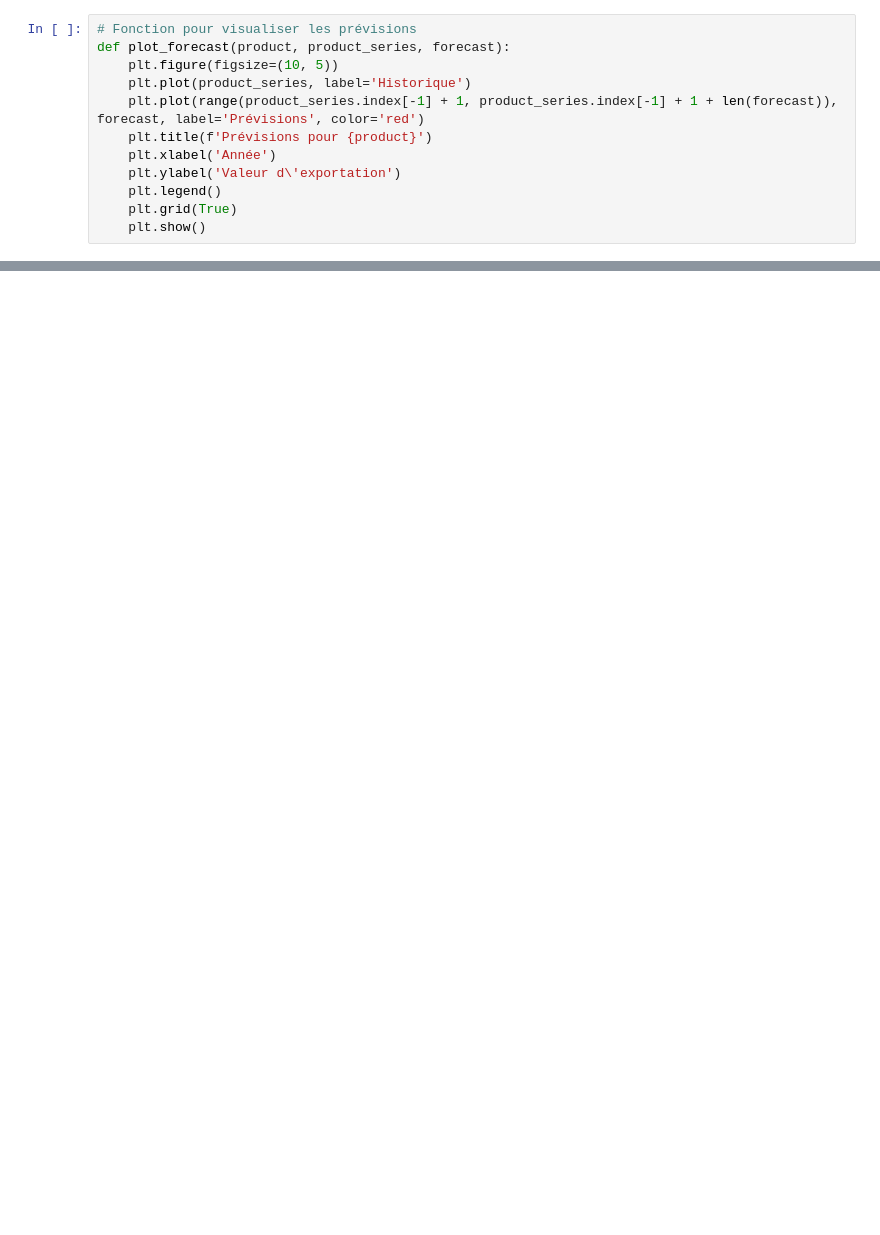
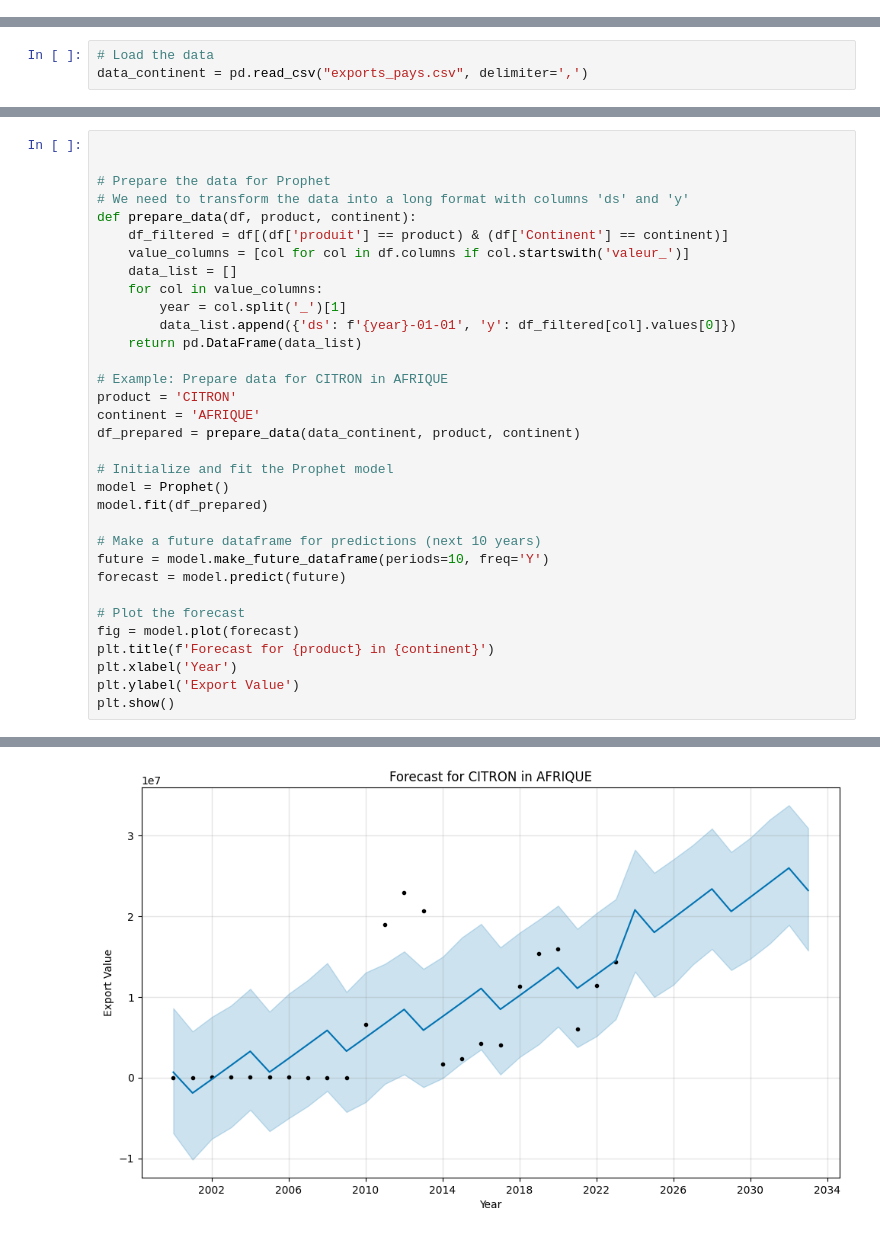
Before and after one commit to Ettalissimo/ExportForecasting, a Jupyter notebook: Modele.ipynb, the cells around one changed output, grey strips where cells are left out. Drawn from its saved outputs; the diff is of its cells as text; blank space fills up the shorter version.

Commit message:
add model

```diff
--- a/Modele.ipynb
+++ b/Modele.ipynb
@@ -27,12 +10,0 @@ def train_and_forecast(product_series, steps=5):
-# %%
-# Fonction pour visualiser les prévisions
-def plot_forecast(product, product_series, forecast):
-    plt.figure(figsize=(10, 5))
-    plt.plot(product_series, label='Historique')
-    plt.plot(range(product_series.index[-1] + 1, product_series.index[-1] + 1 + len(forecast)), forecast, label='Prévisions', color='red')
-    plt.title(f'Prévisions pour {product}')
-    plt.xlabel('Année')
-    plt.ylabel('Valeur d\'exportation')
-    plt.legend()
-    plt.grid(True)
-    plt.show()
@@ -147,3 +115,6 @@ Prophet MSE pour MELON: 1.321871725029678e+16
 [figure]
 ARIMA MSE pour TOMATE: 558402622353727.8
 Prophet MSE pour TOMATE: 823873880119498.2
+# %%
+# Load the data
+data_continent = pd.read_csv("exports_pays.csv", delimiter=',')
@@ -149,0 +123,34 @@ Prophet MSE pour TOMATE: 823873880119498.2
+# %%
+
+
+# Prepare the data for Prophet
+# We need to transform the data into a long format with columns 'ds' and 'y'
+def prepare_data(df, product, continent):
+    df_filtered = df[(df['produit'] == product) & (df['Continent'] == continent)]
+    value_columns = [col for col in df.columns if col.startswith('valeur_')]
+    data_list = []
+    for col in value_columns:
+        year = col.split('_')[1]
+        data_list.append({'ds': f'{year}-01-01', 'y': df_filtered[col].values[0]})
+    return pd.DataFrame(data_list)
+
+# Example: Prepare data for CITRON in AFRIQUE
+product = 'CITRON'
+continent = 'AFRIQUE'
+df_prepared = prepare_data(data_continent, product, continent)
+
+# Initialize and fit the Prophet model
+model = Prophet()
+model.fit(df_prepared)
+
+# Make a future dataframe for predictions (next 10 years)
+future = model.make_future_dataframe(periods=10, freq='Y')
+forecast = model.predict(future)
+
+# Plot the forecast
+fig = model.plot(forecast)
+plt.title(f'Forecast for {product} in {continent}')
+plt.xlabel('Year')
+plt.ylabel('Export Value')
+plt.show()
+# %% [output]
@@ -149,0 +176 @@ Prophet MSE pour TOMATE: 823873880119498.2
+[figure, added]
```
Also changed, not shown: parts of 11 cells of this notebook.
